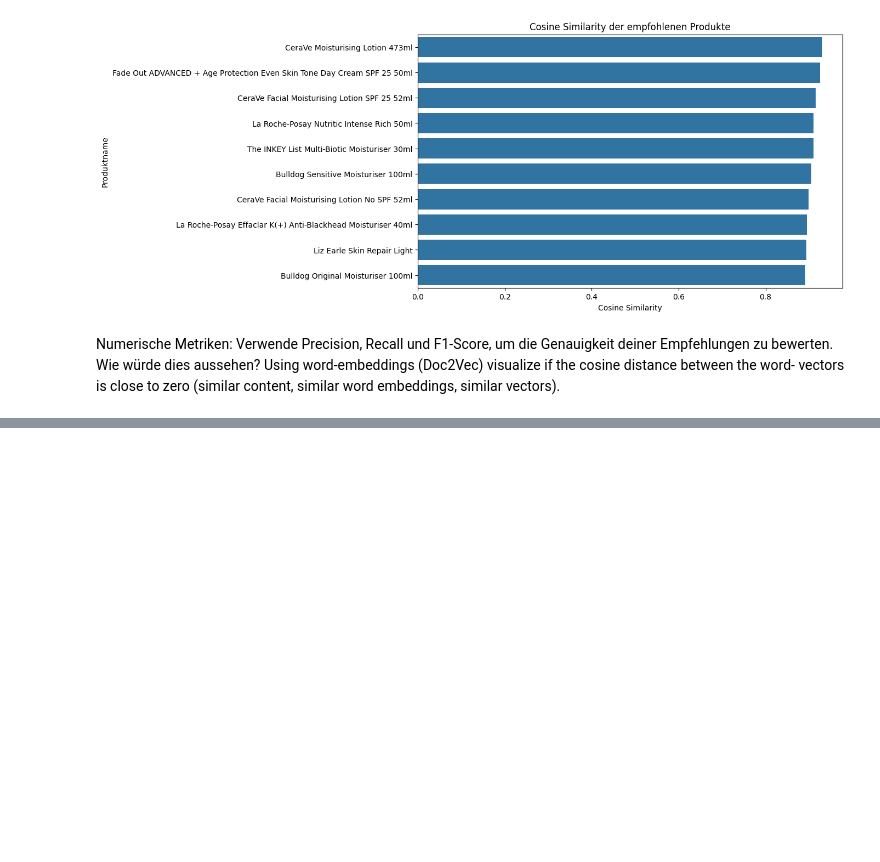
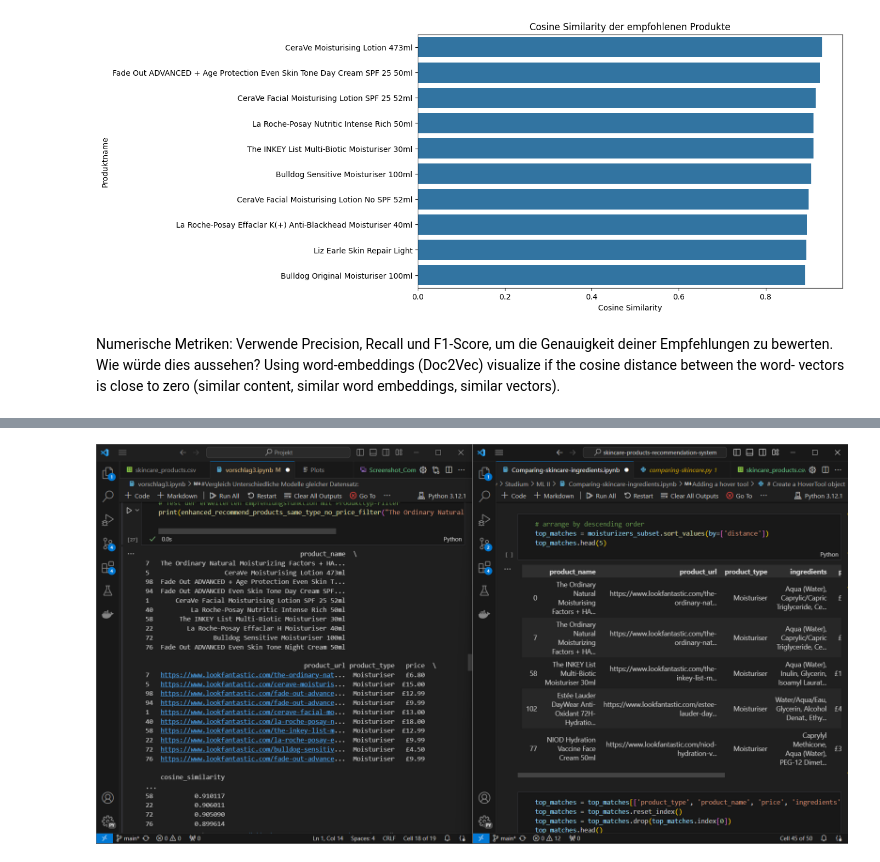
Before and after one commit to goernjosi/Projekt, a Jupyter notebook: vorschlag3.ipynb, the cells around one changed output, grey strips where cells are left out. Cells and saved outputs as stored; diff of their text form; code cells hidden in the pictures; blank space fills up the shorter version.

```diff
--- a/vorschlag3.ipynb
+++ b/vorschlag3.ipynb
@@ -253,0 +453,5 @@ vectors is close to zero (similar content, similar word embeddings, similar vect
+# %%
+from IPython.display import Image
+Image(filename='Screenshot_Comparison Result.png')
+# %% [output]
+[figure, added]
```
Also changed, not shown: parts of 7 cells of this notebook, 3 other files.
